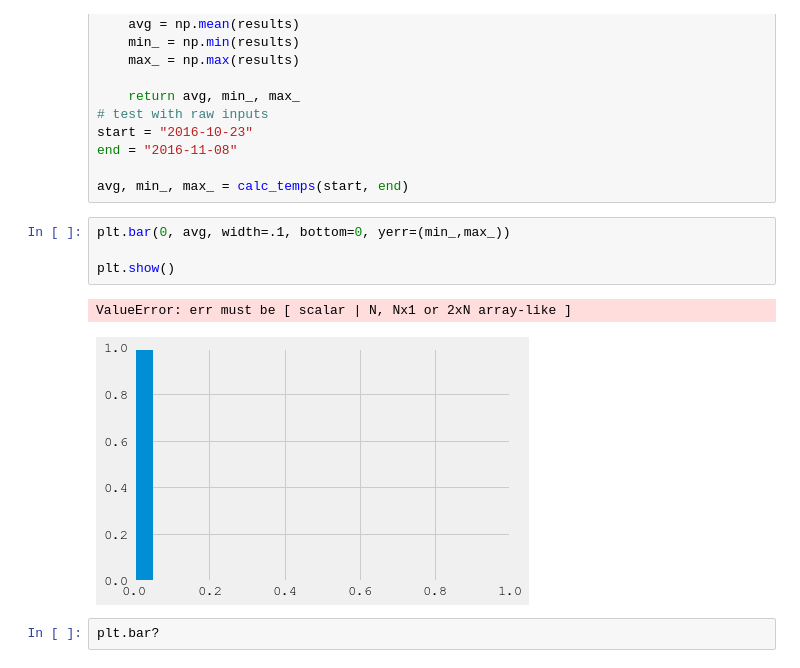
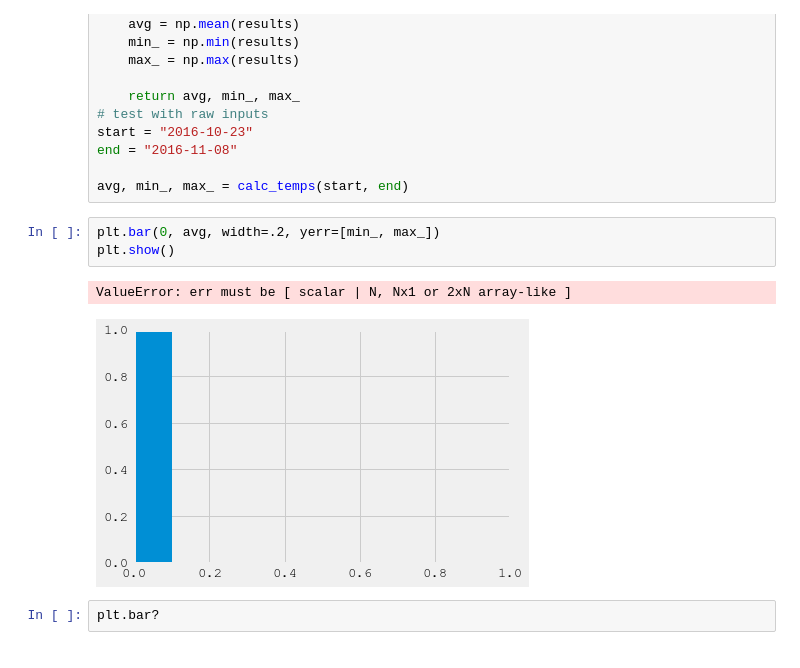
Before and after one commit to coreyclip/Hawaii-Weather---Flask-tutorial, a Jupyter notebook: Solution/climate_analysis.ipynb, the cells around one changed output. Drawn from its saved outputs; the diff is of its cells as text.

```diff
--- a/Solution/climate_analysis.ipynb
+++ b/Solution/climate_analysis.ipynb
@@ -165,11 +165,10 @@ end = "2016-11-08"
 
 avg, min_, max_ = calc_temps(start, end)
 # %%
-plt.bar(0, avg, width=.1, bottom=0, yerr=(min_,max_))
-
+plt.bar(0, avg, width=.2, yerr=[min_, max_])
 plt.show()
 # %% [output]
 ValueError: err must be [ scalar | N, Nx1 or 2xN array-like ]
-[figure, old version]
+[figure, new version]
 # %%
 plt.bar?
```
Also changed, not shown: parts of 1 cell of this notebook, 12 other files.
